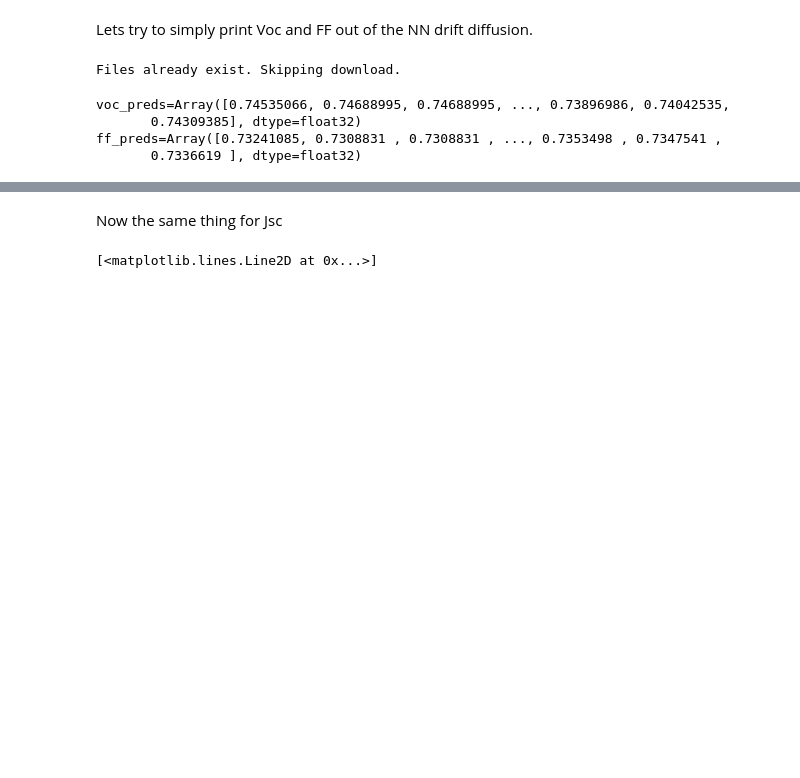
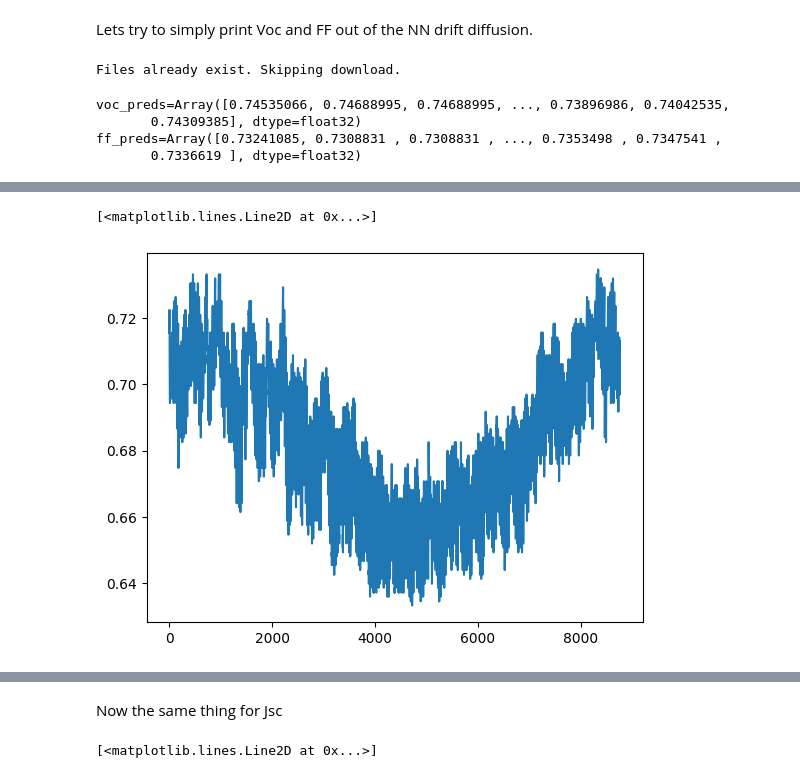
Before and after one commit to aimat-lab/SolDi2T, a Jupyter notebook: reading_Data.ipynb, the cells around one changed output, grey strips where cells are left out. Drawn from its saved outputs; the diff is of its cells as text; code cells hidden in the pictures; blank space fills up the shorter version.

```diff
--- a/reading_Data.ipynb
+++ b/reading_Data.ipynb
@@ -711,0 +755,5 @@ ff_preds=Array([0.73241085, 0.7308831 , 0.7308831 , ..., 0.7353498 , 0.7347541 ,
+# %%
+plt.plot(voc_preds)
+# %% [output]
+[<matplotlib.lines.Line2D at 0x...>]
+[figure, added]
```
Also changed, not shown: parts of 15 cells of this notebook, 2 other files.
